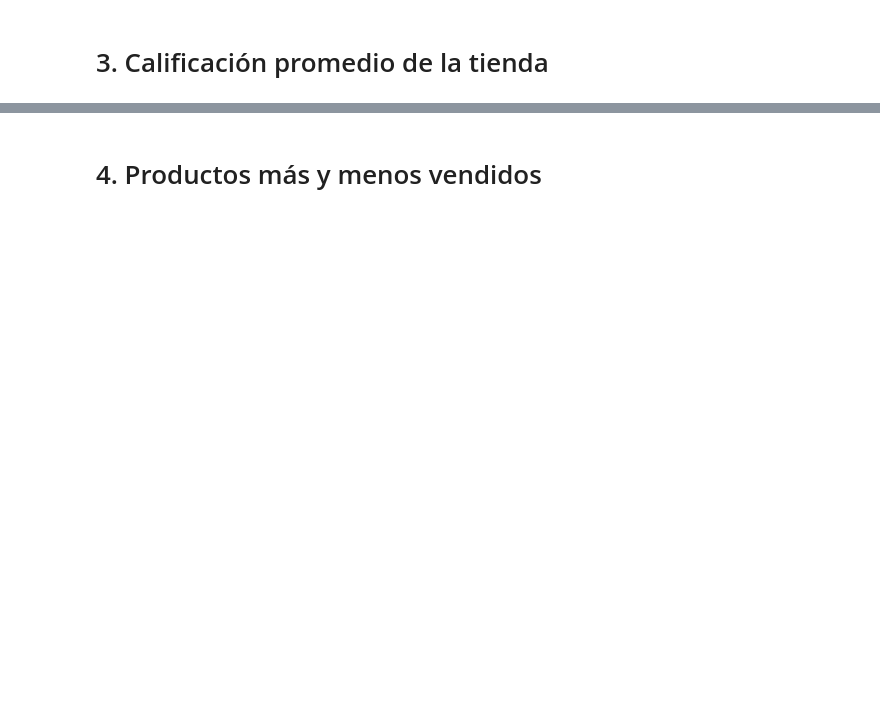
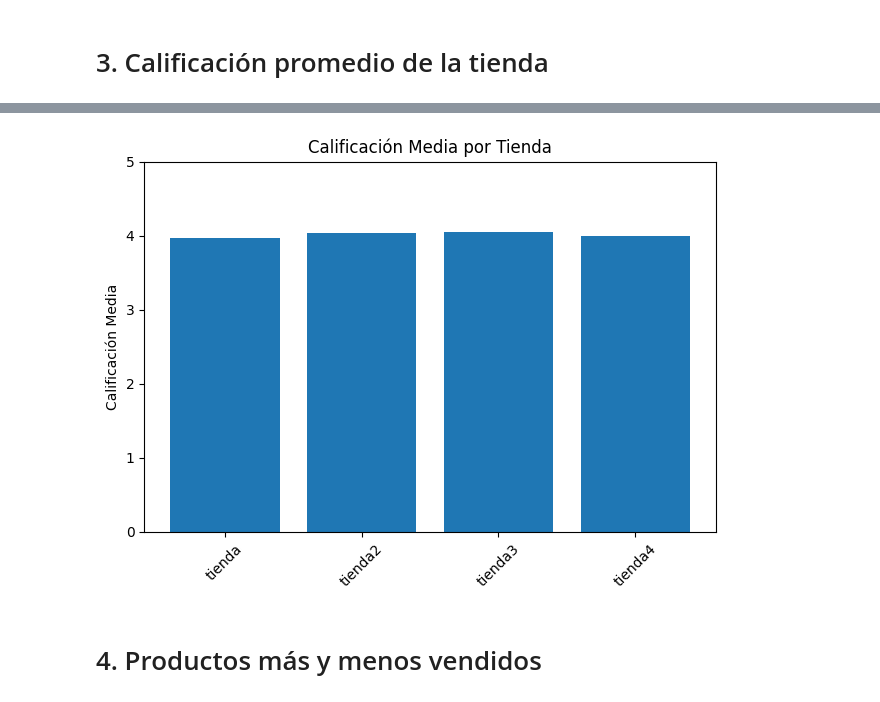
Before and after one commit to camila333333/ChallengeAlura, a Jupyter notebook: AluraStoreLatam.ipynb, the cells around one changed output, grey strips where cells are left out. Cells and saved outputs as stored; diff of their text form; code cells hidden in the pictures; blank space fills up the shorter version.

```diff
--- a/AluraStoreLatam.ipynb
+++ b/AluraStoreLatam.ipynb
@@ -30,2 +104,9 @@ tienda.head()
 # %% [markdown]
 # 3. Calificación promedio de la tienda
+# %%
+calificaciones = {nombre: df['Calificación'].mean() for nombre, df in tiendas.items()}
+calificaciones_df = pd.DataFrame(
+    list(calificaciones.items()),
+    columns=['Tienda', 'Calificación Media']
+)
+display(calificaciones_df)
@@ -32,2 +119,13 @@ tienda.head()
+# %%
+plt.figure()
+plt.bar(calificaciones_df['Tienda'], calificaciones_df['Calificación Media'])
+plt.ylabel('Calificación Media')
+plt.title('Calificación Media por Tienda')
+plt.ylim(0, 5)
+plt.xticks(rotation=45)
+plt.tight_layout()
+plt.show()
+# %% [output]
+[figure, added]
 # %% [markdown]
 # 4. Productos más y menos vendidos
```
Also changed, not shown: parts of 20 cells of this notebook.
